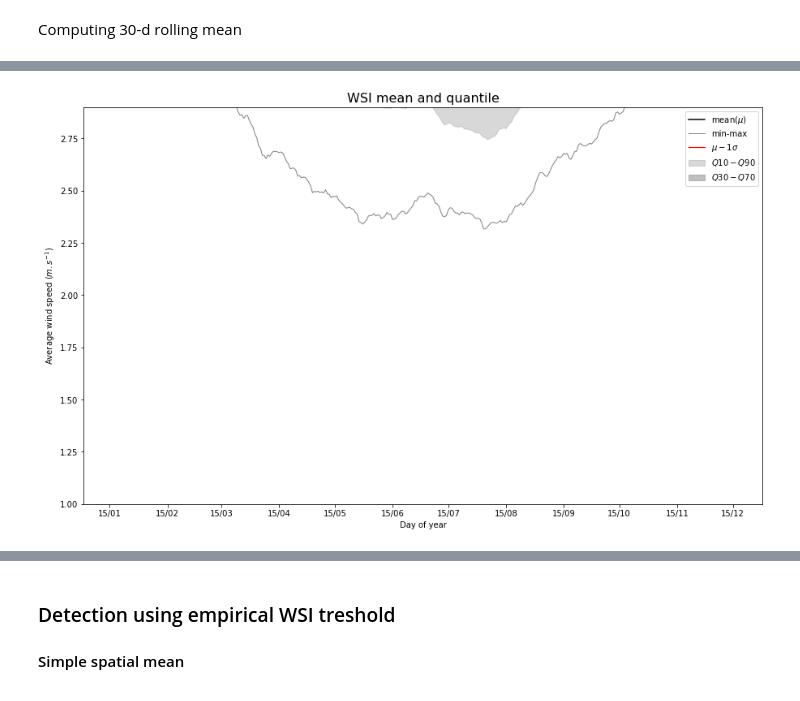
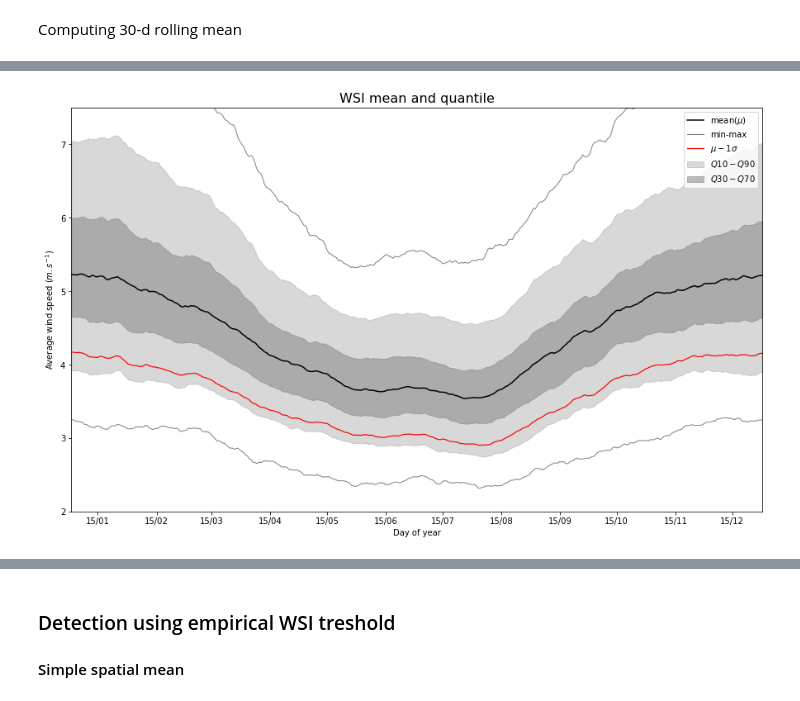
Before and after one commit to bchatelon/year_weather_regime, a Jupyter notebook: wind_outage.ipynb, the cells around one changed output, grey strips where cells are left out. Cells and saved outputs as stored; diff of their text form; code cells hidden in the pictures.

```diff
--- a/wind_outage.ipynb
+++ b/wind_outage.ipynb
@@ -379,32 +241,25 @@ except ValueError :
 # %%
 fig = plt.figure(figsize=(15, 9))
 
 ax = fig.add_subplot(1, 1, 1)
 ax.set_title('WSI mean and quantile', fontsize = 16)
 
 ax.plot(ws_index_dqtl_smooth.sel(quantile = '0.5').ws, color = 'black',zorder = 2, label = 'mean($\mu$)')
 ax.plot(ws_index_dqtl_smooth.sel(quantile = '0').ws, lw = 1, color = 'gray',zorder = 2)
 ax.plot(ws_index_dqtl_smooth.sel(quantile = '1').ws, lw = 1, color = 'gray',zorder = 2, label = 'min-max')
 ax.fill_between(ws_index_dqtl_smooth.date, ws_index_dqtl_smooth.sel(quantile = '0.1').ws, ws_index_dqtl_smooth.sel(quantile = '0.9').ws, color = 'gray', alpha = 0.3, zorder = 1, label = '$Q10-Q90$')
 ax.fill_between(ws_index_dqtl_smooth.date, ws_index_dqtl_smooth.sel(quantile = '0.3').ws, ws_index_dqtl_smooth.sel(quantile = '0.7').ws, color = 'gray', alpha = 0.5, zorder = 1, label = '$Q30-Q70$')
 ax.plot(ws_index_day_mean-ws_index_day_std, lw = 1.2, color = 'red', label = '$\mu - 1\sigma$', zorder = 3)
-ax.set_ylim(1,2.9)
-
-#ax.plot(wso_index_dqtl.sel(quantile = '0.5').ws, color = 'blue', label = 'mean')
-#ax.plot(wso_index_dqtl.sel(quantile = '0').ws, lw = 1, color = 'blue', alpha = 0.5)
-#ax.plot(wso_index_dqtl.sel(quantile = '1').ws, lw = 1, color = 'blue', alpha = 0.5, label = 'min-max')
-#ax.fill_between(wso_index_dqtl.date, wso_index_dqtl.sel(quantile = '0.1').ws, wso_index_dqtl.sel(quantile = '0.9').ws, color = 'blue', alpha = 0.3, zorder = 2, label = '$Q10-Q90$')
-#ax.fill_between(wso_index_dqtl.date, wso_index_dqtl.sel(quantile = '0.3').ws, wso_index_dqtl.sel(quantile = '0.7').ws, color = 'blue', alpha = 0.5, zorder = 2, label = '$Q30-Q70$')
-#ax.set_ylim(0.8,4)
+ax.set_ylim(2,7.5)
 
 ax.set_xlabel('Day of year')
 ax.xaxis.set_major_locator(x_locator)
 ax.set_xlim(ws_index_dqtl_smooth.date[0], ws_index_dqtl_smooth.date[-1])
 ax.set_ylabel('Average wind speed ($m.s^{-1}$)')
 ax.legend(loc = 'upper right')
 
-#plt.savefig('figs_wind/wsi_mean-q.png')
+# plt.savefig('figs_wind/wsi_mean-q.jpeg')
 
 plt.show()
 # %% [output]
-[figure, old version]
+[figure, new version]
```
Also changed, not shown: parts of 42 cells of this notebook, 5 other files.
